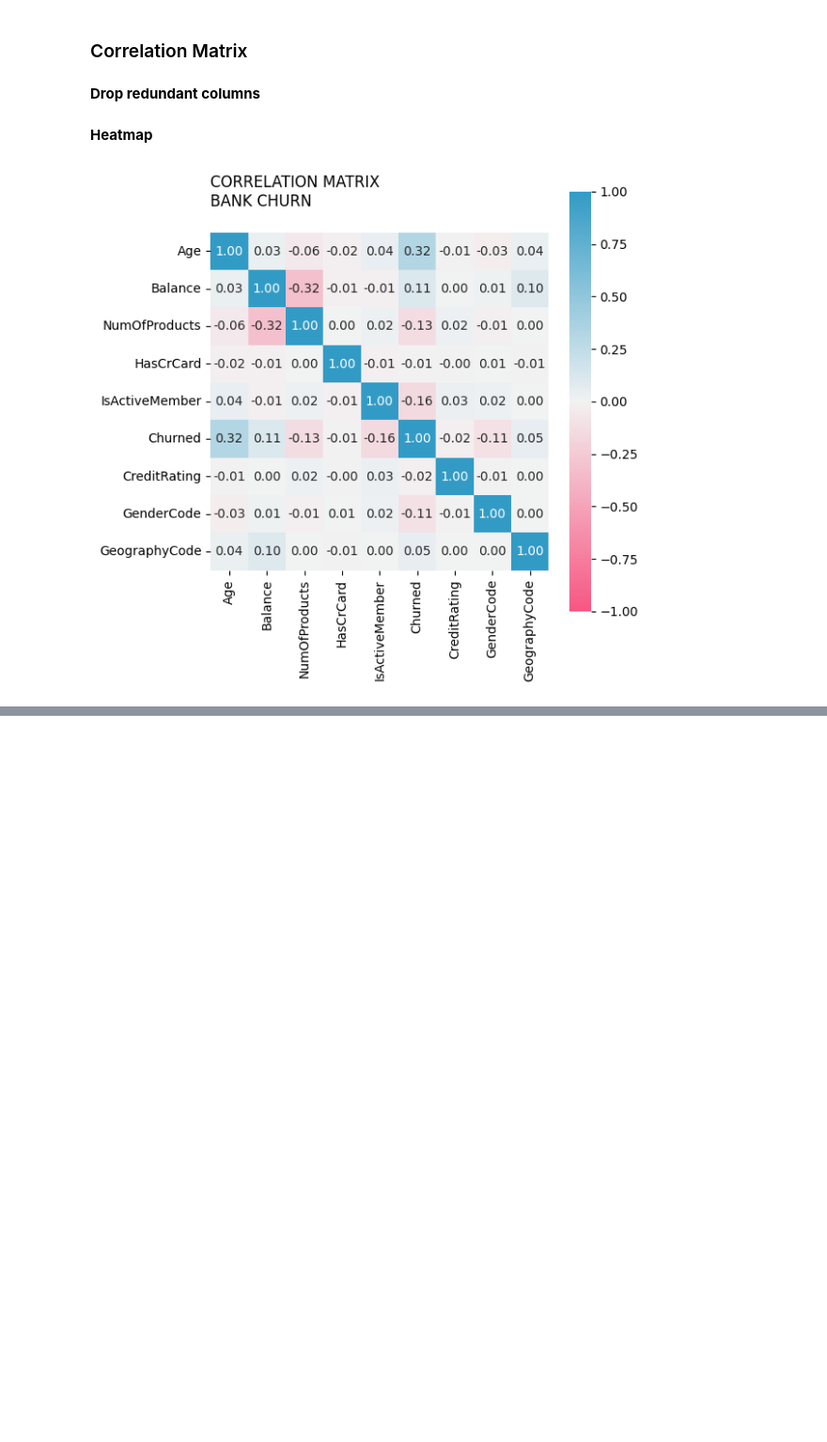
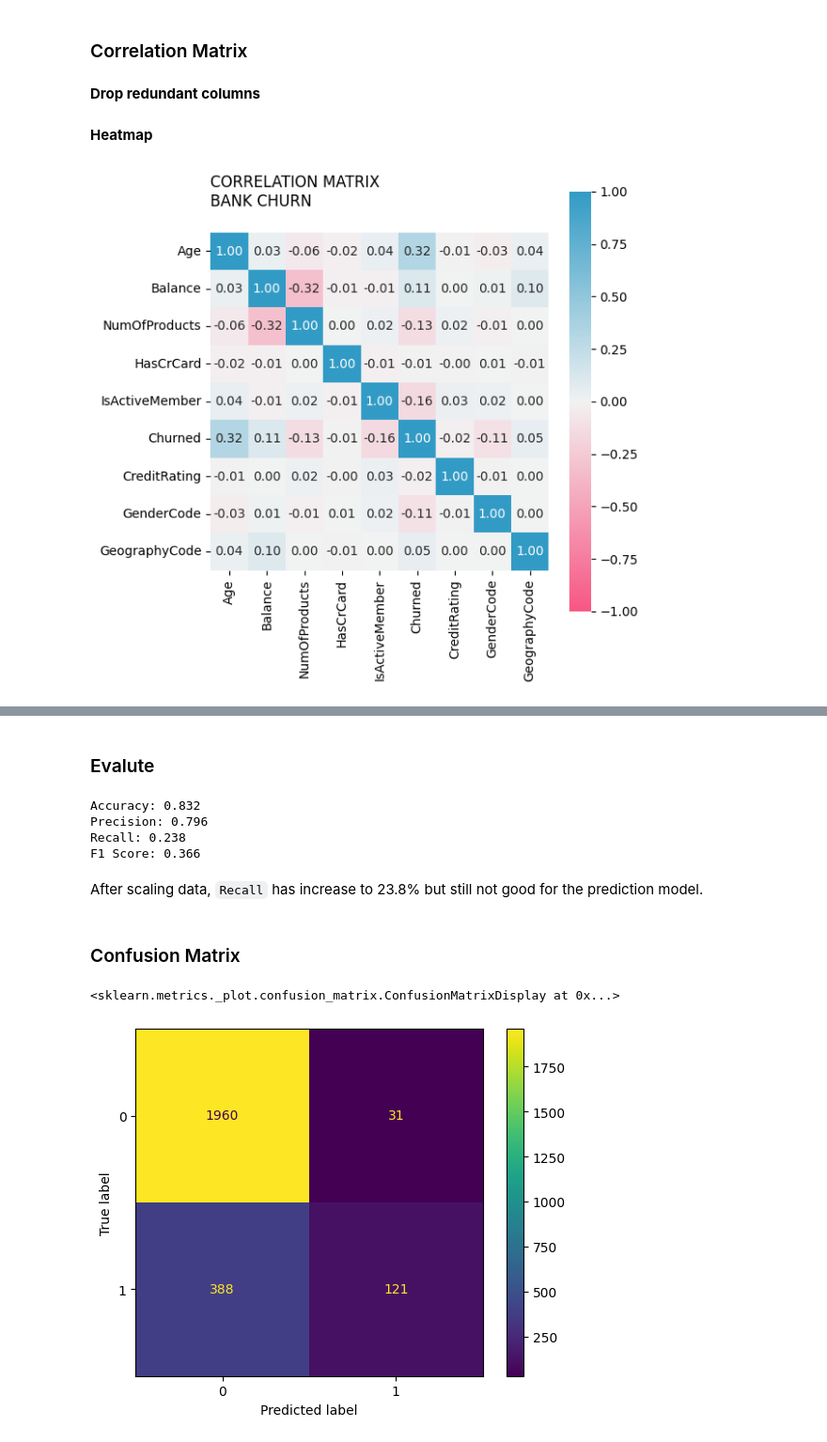
Before and after one commit to aprilhong/bankchurn, a Jupyter notebook: bank_churn_notebook.ipynb, the cells around one changed output, grey strips where cells are left out. Shown at 94% size. Cells and saved outputs as stored; diff of their text form; code cells hidden in the pictures; blank space fills up the shorter version.

```diff
--- a/bank_churn_notebook.ipynb
+++ b/bank_churn_notebook.ipynb
@@ -982,0 +1108,13 @@ most likely drop
+# %%
+#from sklearn module we are importing standard scalar
+from sklearn.preprocessing import StandardScaler
+
+#creating a standard scalar object as scalar
+scaler=StandardScaler()
+
+#fit the data into scaler it will learn parameters
+scaler.fit(X_train)
+
+#transform train and test split into requirement for standardization
+X_train_scaled=scaler.transform(X_train)
+X_test_scaled=scaler.transform(X_test)
@@ -982,0 +1143,37 @@ most likely drop
+# %%
+# Assign `nb` to be the appropriate implementation of Naive Bayes.
+gnb = GaussianNB()
+
+# Fit the model on your training data.
+gnb.fit(X_train_scaled, y_train)
+
+# Apply your model to predict on your test data.
+y_preds_scaled = gnb.predict(X_test_scaled)
+# %% [markdown]
+### Evalute
+# %%
+print('Accuracy:', '%.3f' % accuracy_score(y_test, y_preds_scaled))
+print('Precision:', '%.3f' % precision_score(y_test,y_preds_scaled))
+print('Recall:', '%.3f' % recall_score(y_test, y_preds_scaled))
+print('F1 Score:', '%.3f' % f1_score(y_test, y_preds_scaled))
+# %% [output]
+Accuracy: 0.832
+Precision: 0.796
+Recall: 0.238
+F1 Score: 0.366
+# %% [markdown]
+After scaling data, `Recall` has increase to 23.8% but still not good for the prediction model.
+# %% [markdown]
+### Confusion Matrix
+# %%
+# Construct the confusion matrix for your predicted and test values.
+cm = metrics.confusion_matrix(y_test, y_preds_scaled)
+
+# Create the display for your confusion matrix.
+disp = metrics.ConfusionMatrixDisplay(confusion_matrix=cm, display_labels=gnb.classes_)
+
+# Plot the visual in-line.
+disp.plot()
+# %% [output]
+<sklearn.metrics._plot.confusion_matrix.ConfusionMatrixDisplay at 0x...>
+[figure, added]
```
Also changed, not shown: parts of 92 cells of this notebook.
